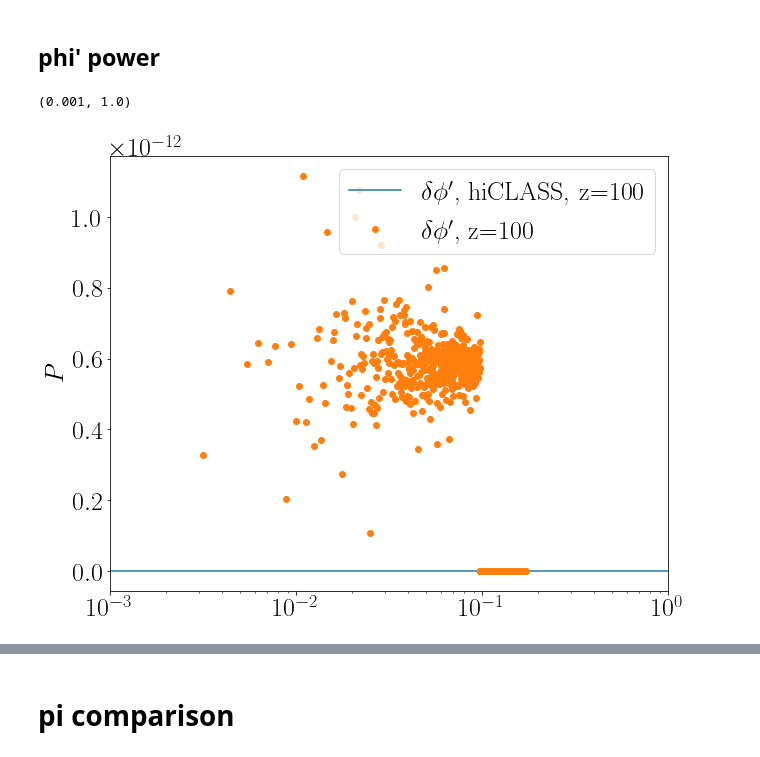
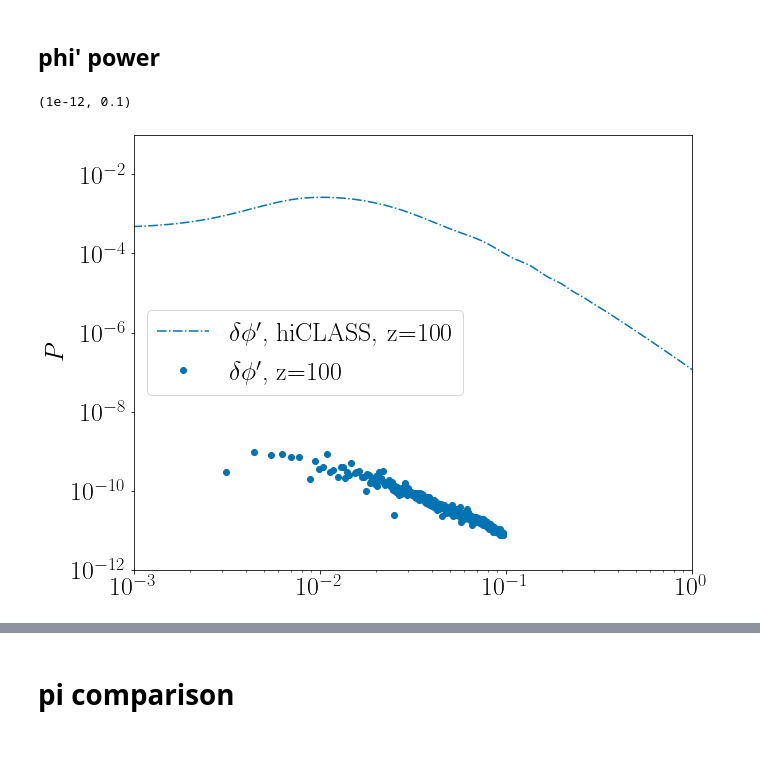
Before and after one commit to FarbodHassani/EQevolution, a Jupyter notebook: Notebook/Quintessence.ipynb, the cells around one changed output, grey strips where cells are left out. Saved outputs shown, nothing was run; the diff lists cells and outputs as text; code cells hidden in the pictures.

```diff
--- a/Notebook/Quintessence.ipynb
+++ b/Notebook/Quintessence.ipynb
@@ -384,18 +124,16 @@ Hconf_hiclass = interpolate.interp1d(bg[:,0] ,bg[:,3] * a_hiclass  )
 
 ###### hiclass results:
 redshifts = [100]
-for i in range(3):
+l=0
+for i in range(1):
     alpha = (class_tk[i][:,11] + 6.0 *class_tk[i][:,13] )/(2.*k_q*k_q);
     Vx = class_tk[i][:,5]
-    Vx = Vx + alpha; # gauge transfomration
-    scalar_field = Vx * Hconf_hiclass(0) * scalar_p(redshifts[i])/(1./(1+redshifts[i]))
-    plt.plot(class_tk[i][:,0], (scalar_field)**2* Normlization , label = "$\delta \phi$, hiCLASS, z="+str(redshifts[i]))
+    Vx = Vx + 0. * alpha; # gauge transfomration to the Newtonian gauge
+    delta_phi = Vx; #* Hconf_hiclass(0) * scalar_p(redshifts[i])/(1./(1+redshifts[i]))
+    plt.plot(class_tk[i][:,0], (delta_phi)**2* Normlization,"-.", color = Colors[l] , label = "$\delta \phi$, hiCLASS, z="+str(redshifts[i]))
 
-#     plt.plot(k_q,pi_p**2 * Normlization/k_q**3/(2*np.pi),label = "$VX'$, z="+str(i))
-
-#     plt.plot(gev_pi[0][:,0],gev_pi[0][:,1],label = "$VX$, z="+str(i))
-    plt.plot(gev_V_pi[i][:,0],gev_pi[i][:,1],label = "$\delta \phi$, z="+str(redshifts[i]))
-
+    plt.plot(gev_V_pi[i][:,0],gev_pi[i][:,1],".", color = Colors[l] , label = "$\delta \phi$, z="+str(redshifts[i]))
+    l=l+1
 plt.legend()
 plt.ylabel(r"$P$")
 plt.xscale('log')
@@ -432,40 +170,46 @@ scalar = interpolate.interp1d(bg[:,0],bg[:,29])
 scalar_p = interpolate.interp1d(bg[:,0],bg[:,30])
 scalar_pp = interpolate.interp1d(bg[:,0],bg[:,31])
 
 #####################
 ## scalar_field_prime
 #####################
 
-redshifts = [100,50,10]
+redshifts = [100,50,20]
 
 plt.rc('text', usetex=True)
 font = {'family' : 'normal',
         'weight' : 'bold',
         'size'   : text_size}
 
 matplotlib.rc('font', **font)
 plt.figure(figsize=(10,8))
 
 
 zini = 100
 ###### hiclass results:
-for z in [zini]:
+l=0
+for z in [100]:
 #     zini = 100
+    alpha = (class_tk[i][:,11] + 6.0 *class_tk[i][:,13] )/(2.*k_q*k_q);
+    Vx = class_tk[i][:,5]
+    Vx = Vx + alpha; # gauge transfomration to the Newtonian gauge
+    delta_phi = Vx * Hconf_hiclass(0) * scalar_p(redshifts[i])/(1./(1+redshifts[i]))
+
     aini = 1./(1+z);
     alpha_prime = (class_tk[0][:,9] + class_tk[0][:,8] -  class_tk[0][:,12]);
     Vx_prime = class_tk[0][:,6] + alpha_prime; # gauge transfomration
-    scalar_field_prime = (scalar_p(z)) #+ Vx * (- Hconf_hiclass(z) * scalar_p(z) + scalar_pp(z)))/aini;
+    delta_phi_prime = Vx_prime* scalar_p(redshifts[i])/(1./(1+redshifts[i])) +  delta_phi * (scalar_pp(z)/ scalar_p(z) - Hconf_hiclass(z) ) #+ Vx * (- Hconf_hiclass(z) * scalar_p(z) + scalar_pp(z)))/aini;
 # bg[:,30]/Hconf_hiclass(0)
 
-    plt.plot(class_tk[0][:,0], (scalar_field_prime)**2* Normlization, label = "$\delta\phi'$, hiCLASS, z="+str(z))
-    plt.plot(gev_V_pi[0][:,0],gev_V_pi[0][:,1],"o",label = r"$\delta\phi'$, z="+str(z))
-
+    plt.plot(class_tk[0][:,0], (scalar_field_prime)**2* Normlization,"-.", color = Colors[l] , label = "$\delta\phi'$, hiCLASS, z="+str(z))
+    plt.plot(gev_V_pi[0][:,0], gev_V_pi[0][:,1],"o",color = Colors[l],label = r"$\delta\phi'$, z="+str(z))
+    l=l+1
 plt.legend()
 plt.ylabel(r"$P$")
 plt.xscale('log')
-# plt.yscale('log')
+plt.yscale('log')
 plt.xlim(1.e-3,1.e0)
-# plt.ylim(1.e-19,1.e-11)
+plt.ylim(1.e-12,1.e-1)
 # %% [output]
-(0.001, 1.0)
+(1e-12, 0.1)
-[figure, old version]
+[figure, new version]
```
Also changed, not shown: parts of 21 cells of this notebook, 4 other files.
